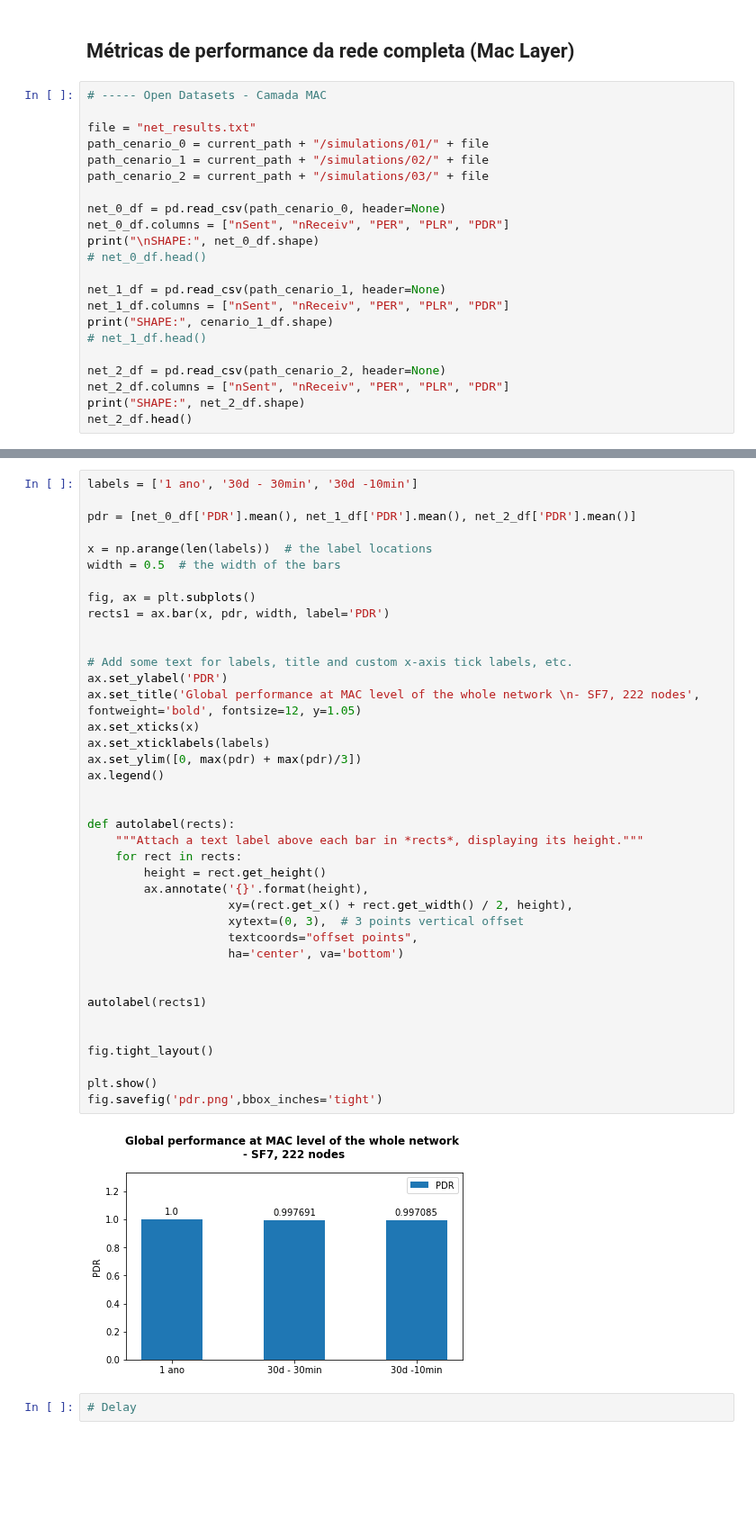
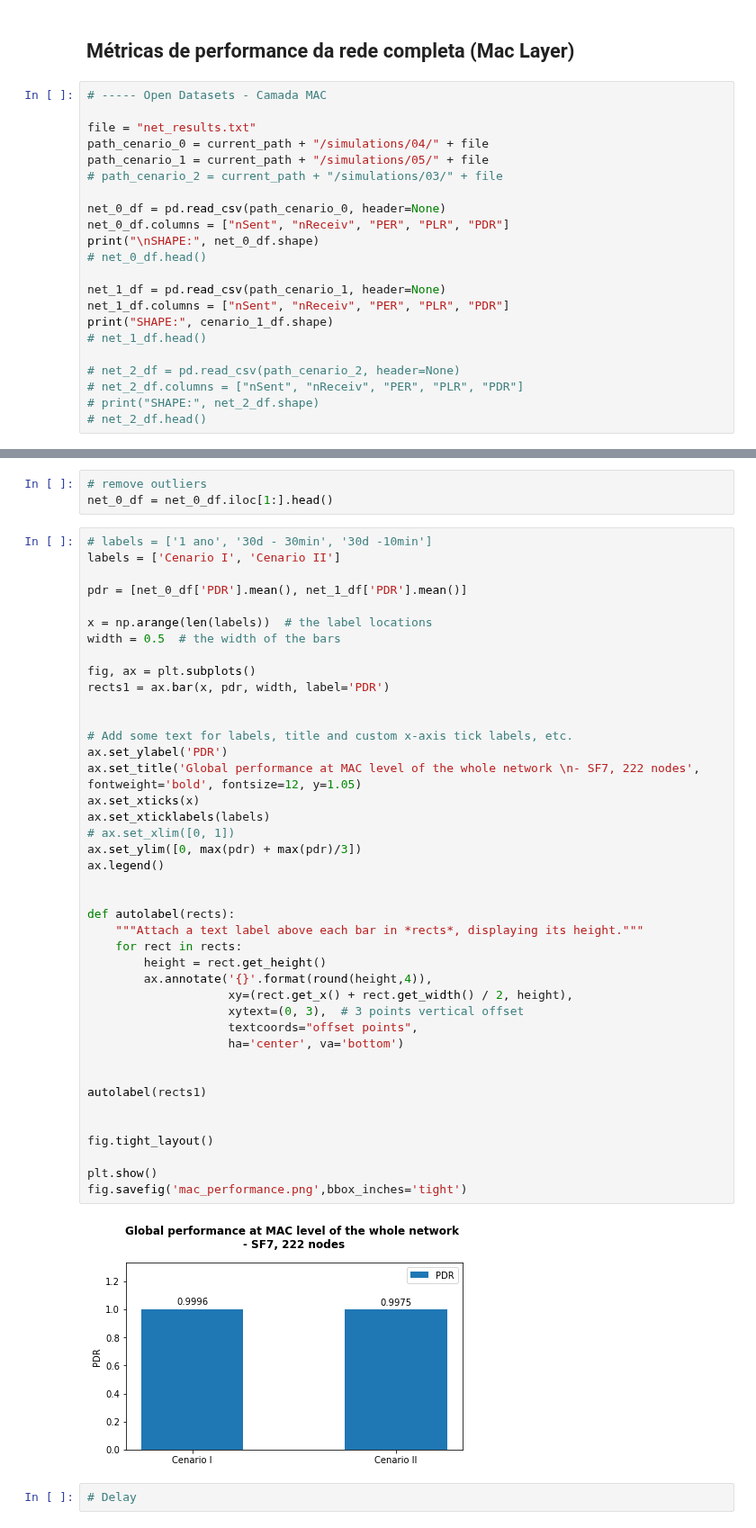
Before and after one commit to wasp-lahis/ns3-bmap, a Jupyter notebook: NS3/lorawan-metricas-exp/analyse_results/unicamp_scenario_analisys.ipynb, the cells around one changed output, grey strips where cells are left out. Shown at 90% size. Drawn from its saved outputs; the diff is of its cells as text; blank space fills up the shorter version.

```diff
--- a/NS3/lorawan-metricas-exp/analyse_results/unicamp_scenario_analisys.ipynb
+++ b/NS3/lorawan-metricas-exp/analyse_results/unicamp_scenario_analisys.ipynb
@@ -549,9 +548,9 @@ plt.show()
 # ----- Open Datasets - Camada MAC
 
 file = "net_results.txt"
-path_cenario_0 = current_path + "/simulations/01/" + file
-path_cenario_1 = current_path + "/simulations/02/" + file
-path_cenario_2 = current_path + "/simulations/03/" + file
+path_cenario_0 = current_path + "/simulations/04/" + file
+path_cenario_1 = current_path + "/simulations/05/" + file
+# path_cenario_2 = current_path + "/simulations/03/" + file
 
 net_0_df = pd.read_csv(path_cenario_0, header=None)
 net_0_df.columns = ["nSent", "nReceiv", "PER", "PLR", "PDR"]
@@ -563,8 +562,8 @@ net_1_df.columns = ["nSent", "nReceiv", "PER", "PLR", "PDR"]
 print("SHAPE:", cenario_1_df.shape)
 # net_1_df.head()
 
-net_2_df = pd.read_csv(path_cenario_2, header=None)
-net_2_df.columns = ["nSent", "nReceiv", "PER", "PLR", "PDR"]
-print("SHAPE:", net_2_df.shape)
-net_2_df.head()
+# net_2_df = pd.read_csv(path_cenario_2, header=None)
+# net_2_df.columns = ["nSent", "nReceiv", "PER", "PLR", "PDR"]
+# print("SHAPE:", net_2_df.shape)
+# net_2_df.head()
 # %% [output]
@@ -576,7 +572,11 @@ SHAPE: (1, 5)
+# %%
+# remove outliers
+net_0_df = net_0_df.iloc[1:].head()
 # %%
-labels = ['1 ano', '30d - 30min', '30d -10min']
+# labels = ['1 ano', '30d - 30min', '30d -10min']
+labels = ['Cenario I', 'Cenario II']
 
-pdr = [net_0_df['PDR'].mean(), net_1_df['PDR'].mean(), net_2_df['PDR'].mean()]
+pdr = [net_0_df['PDR'].mean(), net_1_df['PDR'].mean()]
 
 x = np.arange(len(labels))  # the label locations
 width = 0.5  # the width of the bars
@@ -584,36 +584,37 @@ width = 0.5  # the width of the bars
 fig, ax = plt.subplots()
 rects1 = ax.bar(x, pdr, width, label='PDR')
 
 
 # Add some text for labels, title and custom x-axis tick labels, etc.
 ax.set_ylabel('PDR')
 ax.set_title('Global performance at MAC level of the whole network \n- SF7, 222 nodes', fontweight='bold', fontsize=12, y=1.05)
 ax.set_xticks(x)
 ax.set_xticklabels(labels)
+# ax.set_xlim([0, 1])
 ax.set_ylim([0, max(pdr) + max(pdr)/3])
 ax.legend()
 
 
 def autolabel(rects):
     """Attach a text label above each bar in *rects*, displaying its height."""
     for rect in rects:
         height = rect.get_height()
-        ax.annotate('{}'.format(height),
+        ax.annotate('{}'.format(round(height,4)),
                     xy=(rect.get_x() + rect.get_width() / 2, height),
                     xytext=(0, 3),  # 3 points vertical offset
                     textcoords="offset points",
                     ha='center', va='bottom')
 
 
 autolabel(rects1)
 
 
 fig.tight_layout()
 
 plt.show()
-fig.savefig('pdr.png',bbox_inches='tight')
+fig.savefig('mac_performance.png',bbox_inches='tight')
 # %% [output]
-[figure, old version]
+[figure, new version]
 # %%
 # Delay
 # %%
```
Also changed, not shown: parts of 18 cells of this notebook, 1 other file.
